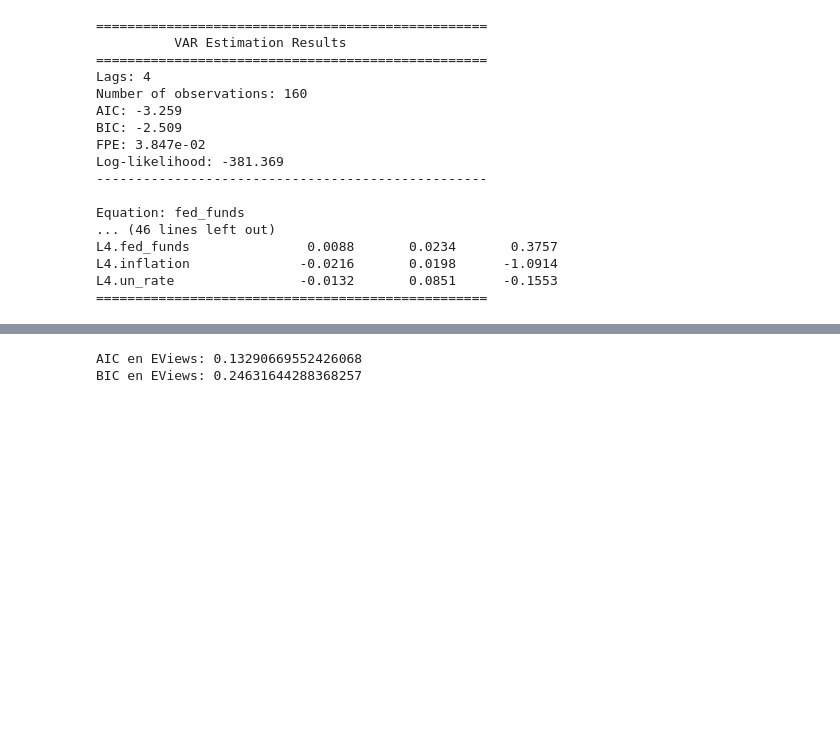
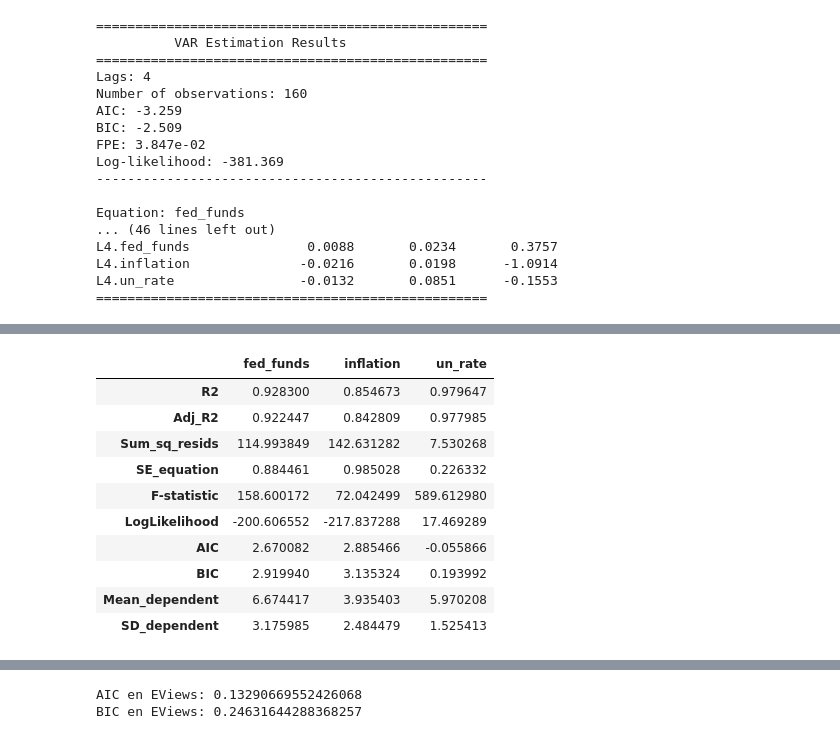
Before and after one commit to DavidGuzzi/MECMT10, a Jupyter notebook: clase_3.ipynb, the cells around one changed output, grey strips where cells are left out. Cells and saved outputs as stored; diff of their text form; code cells hidden in the pictures; blank space fills up the shorter version.

```diff
--- a/clase_3.ipynb
+++ b/clase_3.ipynb
@@ -583,0 +626,8 @@ L4.un_rate                -0.0132       0.0851      -0.1553
+# %%
+n = model.nobs
+k = model.df_model + 1  # número de coeficientes incluyendo el intercepto
+
+aic_manual = (2 * k - 2 * model.llf) / n
+bic_manual = (np.log(n) * k - 2 * model.llf) / n
+
+print(aic_manual, bic_manual)
@@ -584 +647,38 @@ L4.un_rate                -0.0132       0.0851      -0.1553
+# %%
+results = {}
+
+for col in Y.columns:
+    model = sm.OLS(Y[col], X).fit()
+    n = model.nobs  # número de observaciones
+    k = model.df_model + 1  # número de parámetros (incluyendo intercepto)
+
+    aic_manual = (2 * k - 2 * model.llf) / n
+    bic_manual = (np.log(n) * k - 2 * model.llf) / n
+
+    results[col] = {
+        'R2': model.rsquared,
+        'Adj_R2': model.rsquared_adj,
+        'Sum_sq_resids': np.sum(model.resid ** 2),
+        'SE_equation': np.sqrt(np.sum(model.resid ** 2) / model.df_resid),
+        'F-statistic': model.fvalue,
+        'LogLikelihood': model.llf,
+        'AIC': aic_manual,
+        'BIC': bic_manual,
+        'Mean_dependent': np.mean(Y[col]),
+        'SD_dependent': np.std(Y[col], ddof=1)
+    }
+
+pd.DataFrame(results)
+# %% [output]
+|  | fed_funds | inflation | un_rate |
+| R2 | 0.928300 | 0.854673 | 0.979647 |
+| Adj_R2 | 0.922447 | 0.842809 | 0.977985 |
+| Sum_sq_resids | 114.993849 | 142.631282 | 7.530268 |
+| SE_equation | 0.884461 | 0.985028 | 0.226332 |
+| F-statistic | 158.600172 | 72.042499 | 589.612980 |
+| LogLikelihood | -200.606552 | -217.837288 | 17.469289 |
+| AIC | 2.670082 | 2.885466 | -0.055866 |
+| BIC | 2.919940 | 3.135324 | 0.193992 |
+| Mean_dependent | 6.674417 | 3.935403 | 5.970208 |
+| SD_dependent | 3.175985 | 2.484479 | 1.525413 |
 # %%
```
Also changed, not shown: parts of 7 cells of this notebook.
